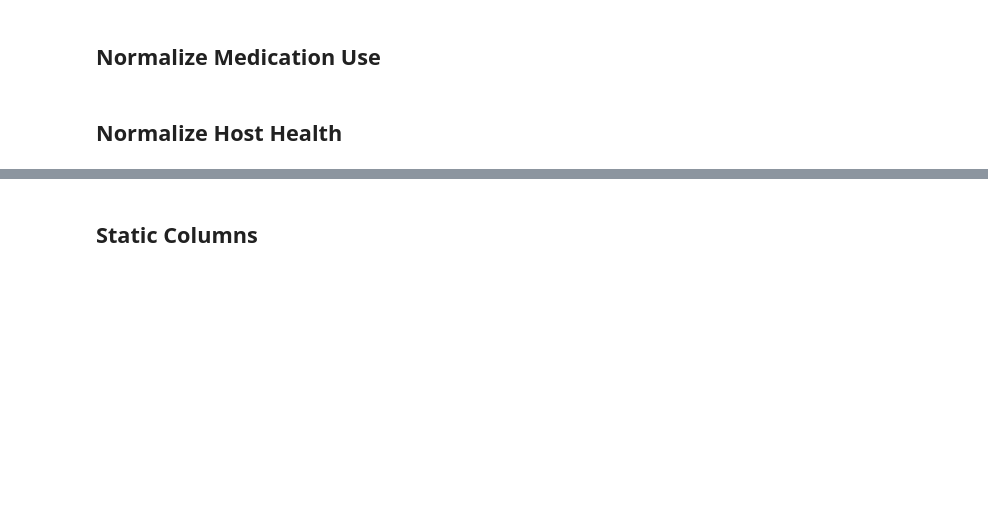
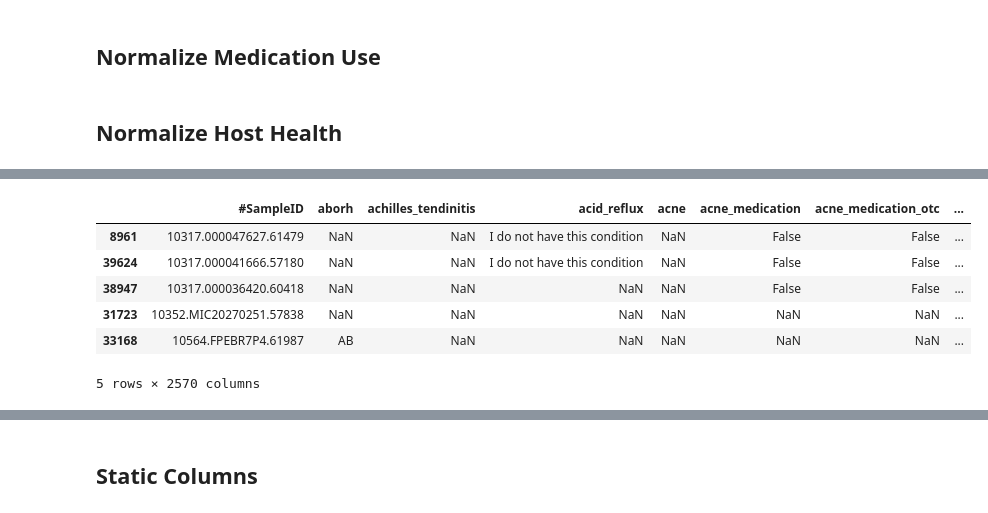
Before and after one commit to HuRebecca/microbiome-metadata-normalization, a Jupyter notebook: qiita_all_human_fecal_metadata.ipynb, the cells around one changed output, grey strips where cells are left out. Cells and saved outputs as stored; diff of their text form; code cells hidden in the pictures; blank space fills up the shorter version.

```diff
--- a/qiita_all_human_fecal_metadata.ipynb
+++ b/qiita_all_human_fecal_metadata.ipynb
@@ -1,3 +1,5 @@
+# %%
+df[new_col] = df.apply(lambda x: True if x[col_name] else False, axis = 1)
 # %% [markdown]
 # Qiita Fecal Metadata Normalization
 #### by Rebecca Hu
@@ -69,7 +71,7 @@ def clean_csv(file):
     '''
     df = pd.read_csv(file,header=0, sep ='\t', decimal = ',',
             true_values =['true','yes','y','Yes','Y','YES', 'Self-diagnosed', 'Diagnosed by a medical professional (doctor, physician assistant)'],
-            false_values=['false','no','n','No','N','NO', 'I do not have this condition'],
+            false_values=['false','no','n','No','N','NO', 'I do not have this condition', 'I do not have this condition'],
             na_values=['Unknown','Unspecified','no_data','not applicable', 'Not applicable' ,'Missing: not collected', 'Missing: not provided',
                       'Missing: Not recorded', 'Missing: Restricted access' , 'Missing', 'Not provided', 'unspecified', 'MISSING: RESTRICTED ACCESS',
                       'not collected', 'not provided', 'missing: not provided', 'MIssing: Not provided', 'Missing: Not reported'],
@@ -96,5 +98,6 @@ df.head()
 5 rows × 2570 columns
 # %%
 #display all column headers in the DataFrame
-pd.options.display.max_seq_items = 3000
-df.columns
+
+#pd.options.display.max_seq_items = 3000
+#df.columns
@@ -1120,0 +1119,11 @@ df['qiita_host_healthy'].value_counts()
+# %%
+sample = df.sample(frac=0.25, replace=False)
+sample.head()
+# %% [output]
+|  | #SampleID | aborh | achilles_tendinitis | acid_reflux | acne | acne_medication | acne_medication_otc | ... |
+| 8961 | 10317.000047627.61479 | NaN | NaN | I do not have this condition | NaN | False | False | ... |
+| 39624 | 10317.000041666.57180 | NaN | NaN | I do not have this condition | NaN | False | False | ... |
+| 38947 | 10317.000036420.60418 | NaN | NaN | NaN | NaN | False | False | ... |
+| 31723 | 10352.MIC20270251.57838 | NaN | NaN | NaN | NaN | NaN | NaN | ... |
+| 33168 | 10564.FPEBR7P4.61987 | AB | NaN | NaN | NaN | NaN | NaN | ... |
+5 rows × 2570 columns
```
Also changed, not shown: parts of 29 cells of this notebook, 2 other files.
